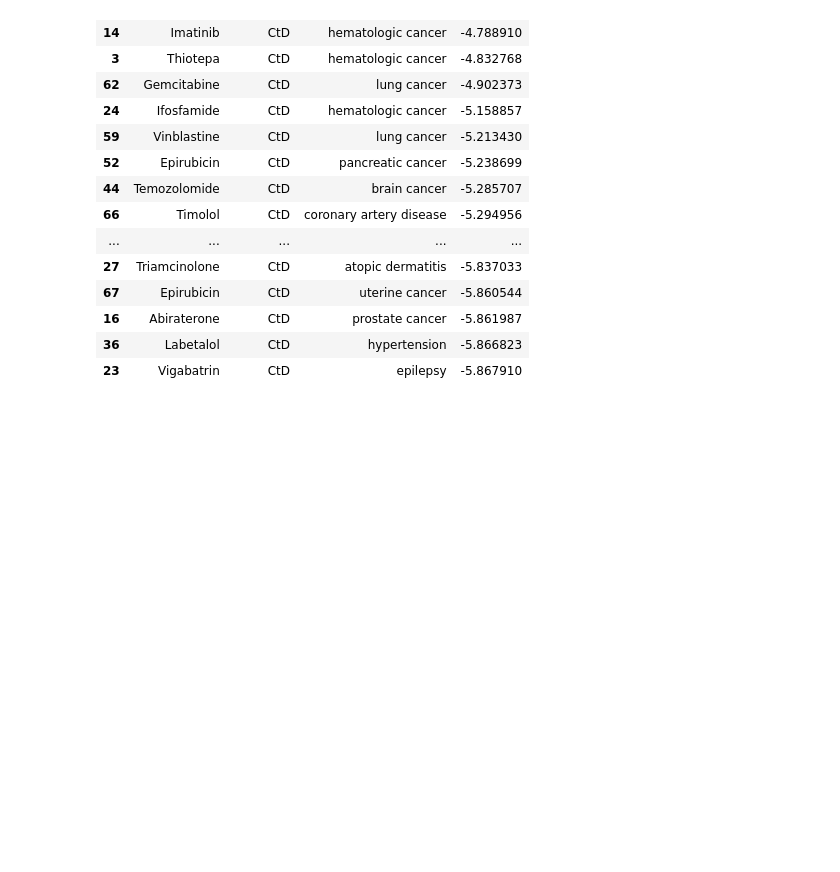
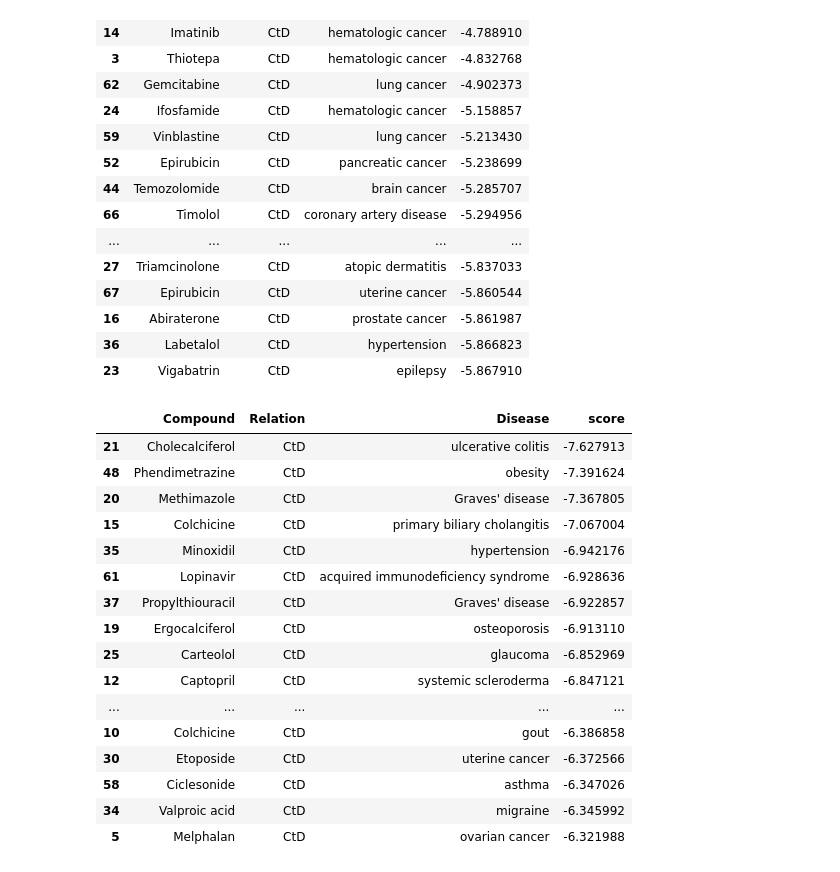
Before and after one commit to davidpetrov/Link-Prediction, a Jupyter notebook: hetionet.ipynb, the cells around one changed output. Cells and saved outputs as stored; diff of their text form; code cells hidden in the pictures; blank space fills up the shorter version.

```diff
--- a/hetionet.ipynb
+++ b/hetionet.ipynb
@@ -167,9 +191,9 @@ Hits@1: 0.02112676056338028
 Hits@3: 0.08450704225352113
 Hits@10: 0.2112676056338028
 # %%
-pack_ctd = predict_triples(model=result_ep100.model, triples=ctd_triples)
+pack_ctd = predict_triples(model=model_ep100, triples=ctd_triples)
 
-df_ctd = pack_ctd.process(factory=result_ep100.training).df
+df_ctd = pack_ctd.process(factory=dataset.training).df
 
 df_ctd.nlargest(n=30, columns="score")
 # %% [output]
@@ -291,3 +315,23 @@ df_ctd_clean.nlargest(n=30, columns="score")
 | 16 | Abiraterone | CtD | prostate cancer | -5.861987 |
 | 36 | Labetalol | CtD | hypertension | -5.866823 |
 | 23 | Vigabatrin | CtD | epilepsy | -5.867910 |
+# %%
+df_ctd_clean.nsmallest(n=30, columns="score")
+# %% [output]
+|  | Compound | Relation | Disease | score |
+| 21 | Cholecalciferol | CtD | ulcerative colitis | -7.627913 |
+| 48 | Phendimetrazine | CtD | obesity | -7.391624 |
+| 20 | Methimazole | CtD | Graves' disease | -7.367805 |
+| 15 | Colchicine | CtD | primary biliary cholangitis | -7.067004 |
+| 35 | Minoxidil | CtD | hypertension | -6.942176 |
+| 61 | Lopinavir | CtD | acquired immunodeficiency syndrome | -6.928636 |
+| 37 | Propylthiouracil | CtD | Graves' disease | -6.922857 |
+| 19 | Ergocalciferol | CtD | osteoporosis | -6.913110 |
+| 25 | Carteolol | CtD | glaucoma | -6.852969 |
+| 12 | Captopril | CtD | systemic scleroderma | -6.847121 |
+| ... | ... | ... | ... | ... |
+| 10 | Colchicine | CtD | gout | -6.386858 |
+| 30 | Etoposide | CtD | uterine cancer | -6.372566 |
+| 58 | Ciclesonide | CtD | asthma | -6.347026 |
+| 34 | Valproic acid | CtD | migraine | -6.345992 |
+| 5 | Melphalan | CtD | ovarian cancer | -6.321988 |
```
Also changed, not shown: parts of 48 cells of this notebook, 8 other files.
